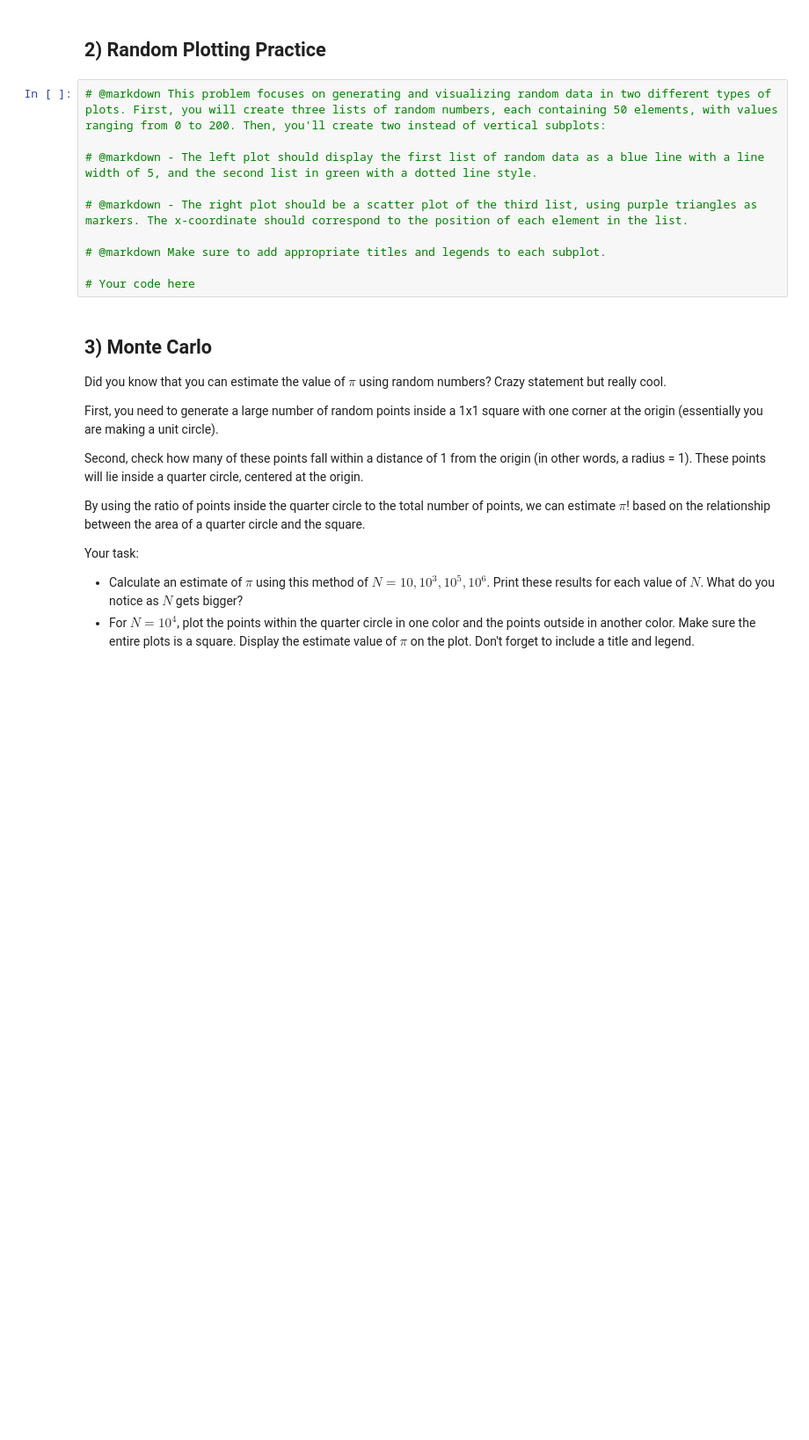
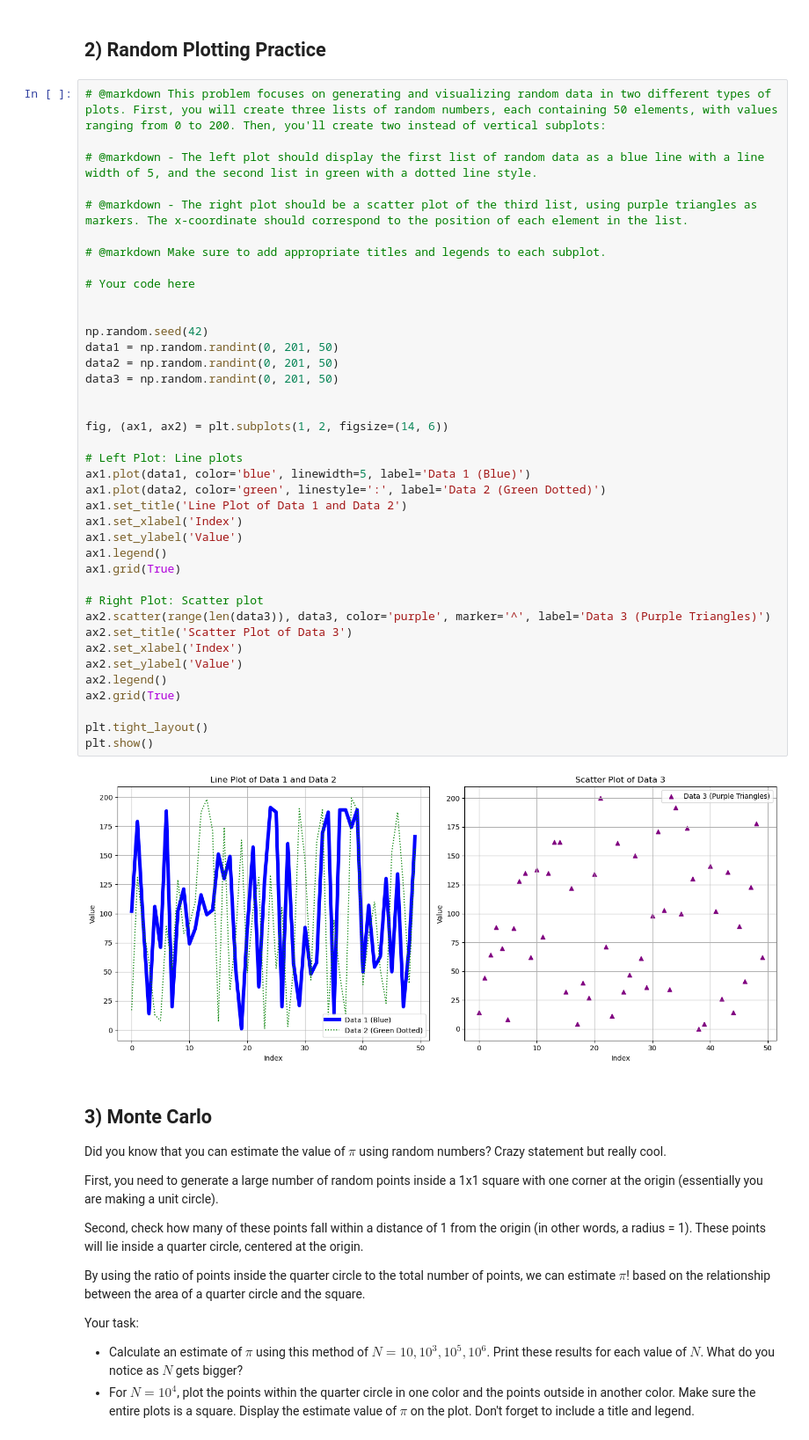
Before and after one commit to kaitlynle9018/kaitlyn_decal, a Jupyter notebook: homework10/homework10.ipynb, the cells around one changed output. Shown at 88% size. Drawn from its saved outputs; the diff is of its cells as text; blank space fills up the shorter version.

```diff
--- a/homework10/homework10.ipynb
+++ b/homework10/homework10.ipynb
@@ -35,13 +92,44 @@ Welcome to your last problem set of the semester! (\*confetti\*) It's time for t
 # %%
 # @markdown This problem focuses on generating and visualizing random data in two different types of plots. First, you will create three lists of random numbers, each containing 50 elements, with values ranging from 0 to 200. Then, you'll create two instead of vertical subplots:
 
 # @markdown - The left plot should display the first list of random data as a blue line with a line width of 5, and the second list in green with a dotted line style.
 
 # @markdown - The right plot should be a scatter plot of the third list, using purple triangles as markers. The x-coordinate should correspond to the position of each element in the list.
 
 # @markdown Make sure to add appropriate titles and legends to each subplot.
 
 # Your code here
+
+
+np.random.seed(42)
+data1 = np.random.randint(0, 201, 50)
+data2 = np.random.randint(0, 201, 50)
+data3 = np.random.randint(0, 201, 50)
+
+
+fig, (ax1, ax2) = plt.subplots(1, 2, figsize=(14, 6))
+
+# Left Plot: Line plots
+ax1.plot(data1, color='blue', linewidth=5, label='Data 1 (Blue)')
+ax1.plot(data2, color='green', linestyle=':', label='Data 2 (Green Dotted)')
+ax1.set_title('Line Plot of Data 1 and Data 2')
+ax1.set_xlabel('Index')
+ax1.set_ylabel('Value')
+ax1.legend()
+ax1.grid(True)
+
+# Right Plot: Scatter plot
+ax2.scatter(range(len(data3)), data3, color='purple', marker='^', label='Data 3 (Purple Triangles)')
+ax2.set_title('Scatter Plot of Data 3')
+ax2.set_xlabel('Index')
+ax2.set_ylabel('Value')
+ax2.legend()
+ax2.grid(True)
+
+plt.tight_layout()
+plt.show()
+# %% [output]
+[figure, added]
 # %% [markdown]
 ## 3) Monte Carlo
 
```
Also changed, not shown: parts of 6 cells of this notebook.
